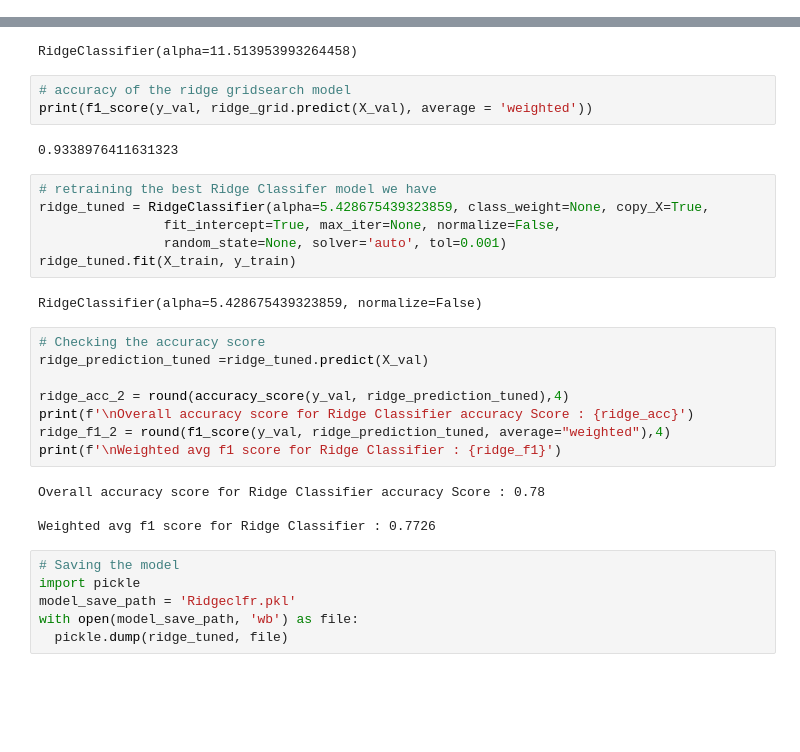
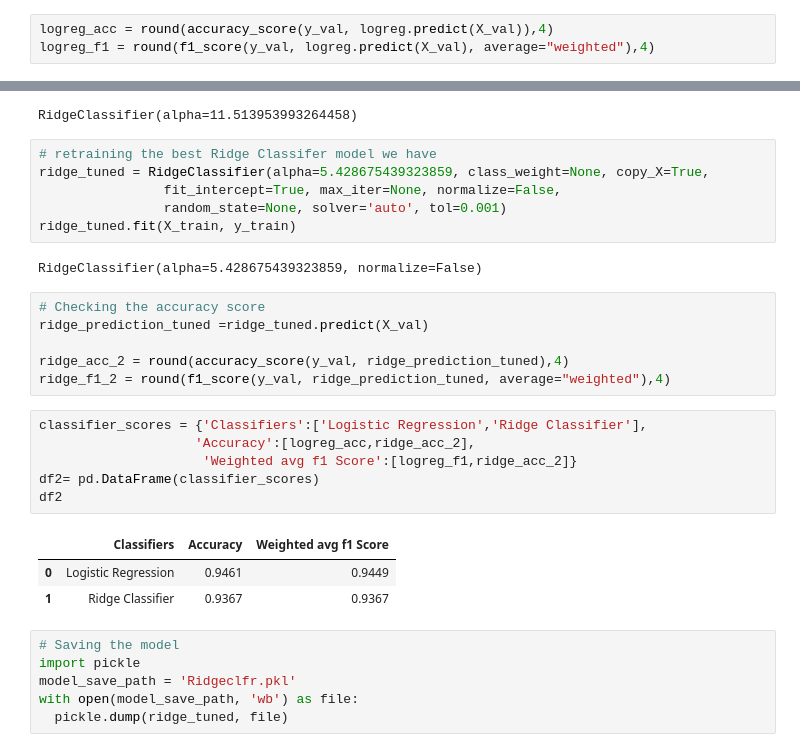
Before and after one commit to Rinae-D/classification-predict-streamlit-template, a Jupyter notebook: Starter_notebook.ipynb, the cells around one changed output, grey strips where cells are left out. Drawn from its saved outputs; the diff is of its cells as text; blank space fills up the shorter version.

```diff
--- a/Starter_notebook.ipynb
+++ b/Starter_notebook.ipynb
@@ -1208,6 +1445,9 @@ classfication report               precision    recall  f1-score   support
     accuracy                           0.95      3412
    macro avg       0.95      0.95      0.94      3412
 weighted avg       0.95      0.95      0.94      3412
+# %%
+logreg_acc = round(accuracy_score(y_val, logreg.predict(X_val)),4)
+logreg_f1 = round(f1_score(y_val, logreg.predict(X_val), average="weighted"),4)
 # %% [markdown]
 ### Ridge Regression
 # %%
@@ -1229,11 +1469,6 @@ ridge_grid = RidgeClassifier(alpha=11.513953993264458)
 ridge_grid.fit(X_train, y_train)
 # %% [output]
 RidgeClassifier(alpha=11.513953993264458)
-# %%
-# accuracy of the ridge gridsearch model
-print(f1_score(y_val, ridge_grid.predict(X_val), average = 'weighted'))
-# %% [output]
-0.9338976411631323
 # %%
 # retraining the best Ridge Classifer model we have
 ridge_tuned = RidgeClassifier(alpha=5.428675439323859, class_weight=None, copy_X=True,
@@ -1247,13 +1482,17 @@ RidgeClassifier(alpha=5.428675439323859, normalize=False)
 ridge_prediction_tuned =ridge_tuned.predict(X_val)
 
 ridge_acc_2 = round(accuracy_score(y_val, ridge_prediction_tuned),4)
-print(f'\nOverall accuracy score for Ridge Classifier accuracy Score : {ridge_acc}')
 ridge_f1_2 = round(f1_score(y_val, ridge_prediction_tuned, average="weighted"),4)
-print(f'\nWeighted avg f1 score for Ridge Classifier : {ridge_f1}')
-# %% [output]
-Overall accuracy score for Ridge Classifier accuracy Score : 0.78
-
-Weighted avg f1 score for Ridge Classifier : 0.7726
+# %%
+classifier_scores = {'Classifiers':['Logistic Regression','Ridge Classifier'],
+                    'Accuracy':[logreg_acc,ridge_acc_2],
+                     'Weighted avg f1 Score':[logreg_f1,ridge_acc_2]}
+df2= pd.DataFrame(classifier_scores)
+df2
+# %% [output]
+|  | Classifiers | Accuracy | Weighted avg f1 Score |
+| 0 | Logistic Regression | 0.9461 | 0.9449 |
+| 1 | Ridge Classifier | 0.9367 | 0.9367 |
 # %%
 # Saving the model
 import pickle
```
Also changed, not shown: parts of 75 cells of this notebook.
